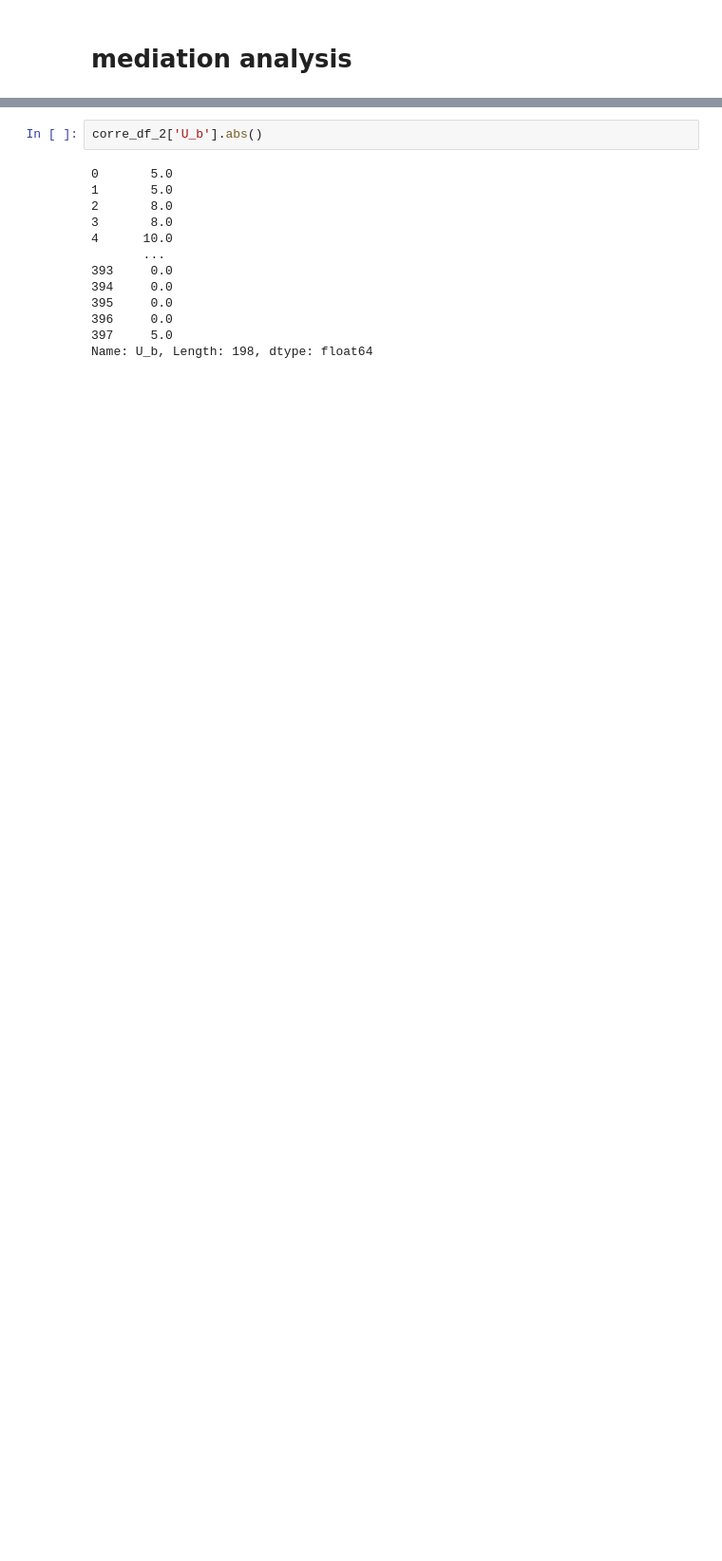
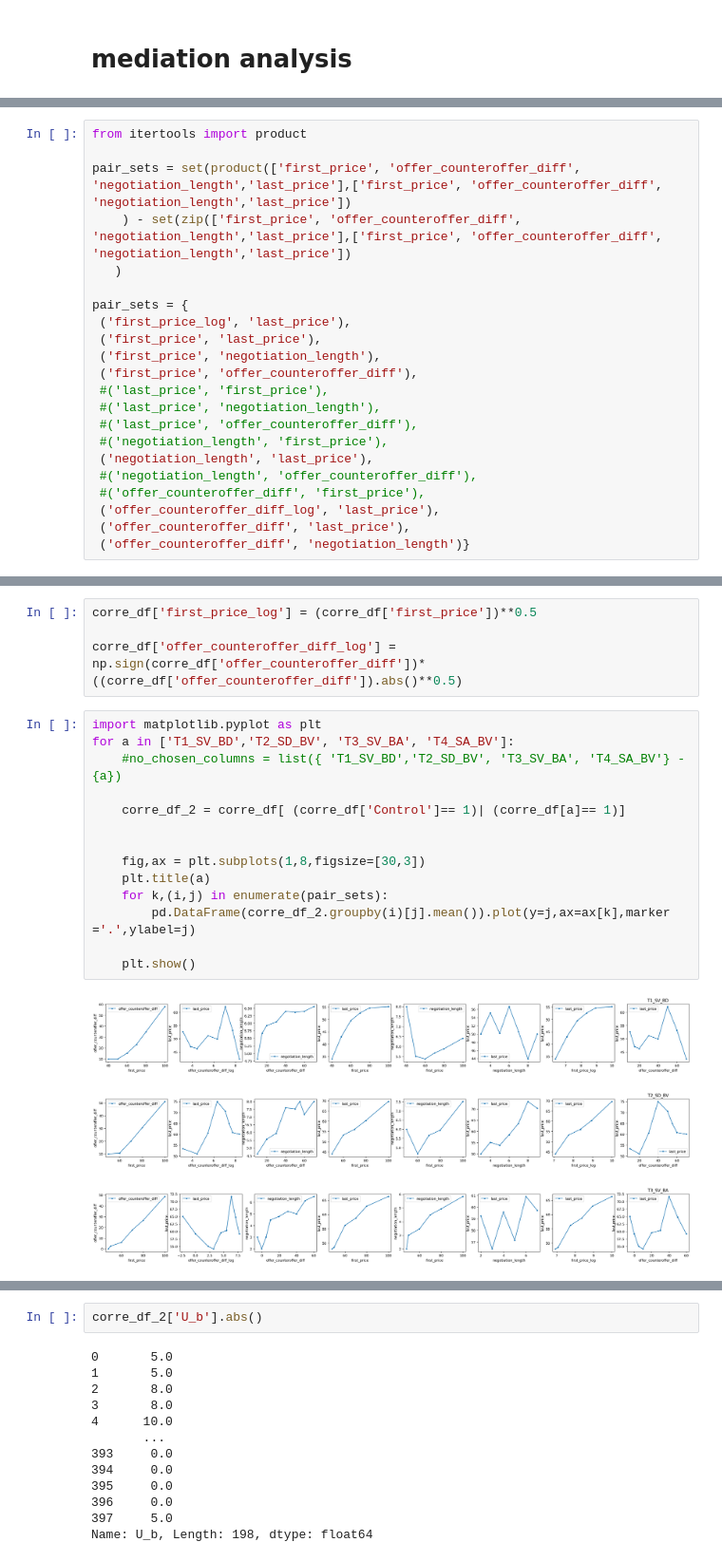
Before and after one commit to ashishpanchal33/NegotiationArena_personality_exp, a Jupyter notebook: Untitled.ipynb, the cells around one changed output, grey strips where cells are left out. Shown at 95% size. Drawn from its saved outputs; the diff is of its cells as text; blank space fills up the shorter version.

```diff
--- a/Untitled.ipynb
+++ b/Untitled.ipynb
@@ -555,0 +680,22 @@ target U_s  treatment T1_SV_BD --------------------
+# %%
+from itertools import product
+
+pair_sets = set(product(['first_price', 'offer_counteroffer_diff', 'negotiation_length','last_price'],['first_price', 'offer_counteroffer_diff', 'negotiation_length','last_price'])
+    ) - set(zip(['first_price', 'offer_counteroffer_diff', 'negotiation_length','last_price'],['first_price', 'offer_counteroffer_diff', 'negotiation_length','last_price'])
+   )
+
+pair_sets = {
+ ('first_price_log', 'last_price'),
+ ('first_price', 'last_price'),
+ ('first_price', 'negotiation_length'),
+ ('first_price', 'offer_counteroffer_diff'),
+ #('last_price', 'first_price'),
+ #('last_price', 'negotiation_length'),
+ #('last_price', 'offer_counteroffer_diff'),
+ #('negotiation_length', 'first_price'),
+ ('negotiation_length', 'last_price'),
+ #('negotiation_length', 'offer_counteroffer_diff'),
+ #('offer_counteroffer_diff', 'first_price'),
+ ('offer_counteroffer_diff_log', 'last_price'),
+ ('offer_counteroffer_diff', 'last_price'),
+ ('offer_counteroffer_diff', 'negotiation_length')}
@@ -555,0 +706,22 @@ target U_s  treatment T1_SV_BD --------------------
+# %%
+corre_df['first_price_log'] = (corre_df['first_price'])**0.5
+
+corre_df['offer_counteroffer_diff_log'] = np.sign(corre_df['offer_counteroffer_diff'])*((corre_df['offer_counteroffer_diff']).abs()**0.5)
+# %%
+import matplotlib.pyplot as plt
+for a in ['T1_SV_BD','T2_SD_BV', 'T3_SV_BA', 'T4_SA_BV']:
+    #no_chosen_columns = list({ 'T1_SV_BD','T2_SD_BV', 'T3_SV_BA', 'T4_SA_BV'} - {a})
+
+    corre_df_2 = corre_df[ (corre_df['Control']== 1)| (corre_df[a]== 1)]
+
+
+    fig,ax = plt.subplots(1,8,figsize=[30,3])
+    plt.title(a)
+    for k,(i,j) in enumerate(pair_sets):
+        pd.DataFrame(corre_df_2.groupby(i)[j].mean()).plot(y=j,ax=ax[k],marker ='.',ylabel=j)
+
+    plt.show()
+# %% [output]
+[figure, added]
+[figure, added]
+[figure, added]
```
Also changed, not shown: parts of 135 cells of this notebook, 15 other files.
